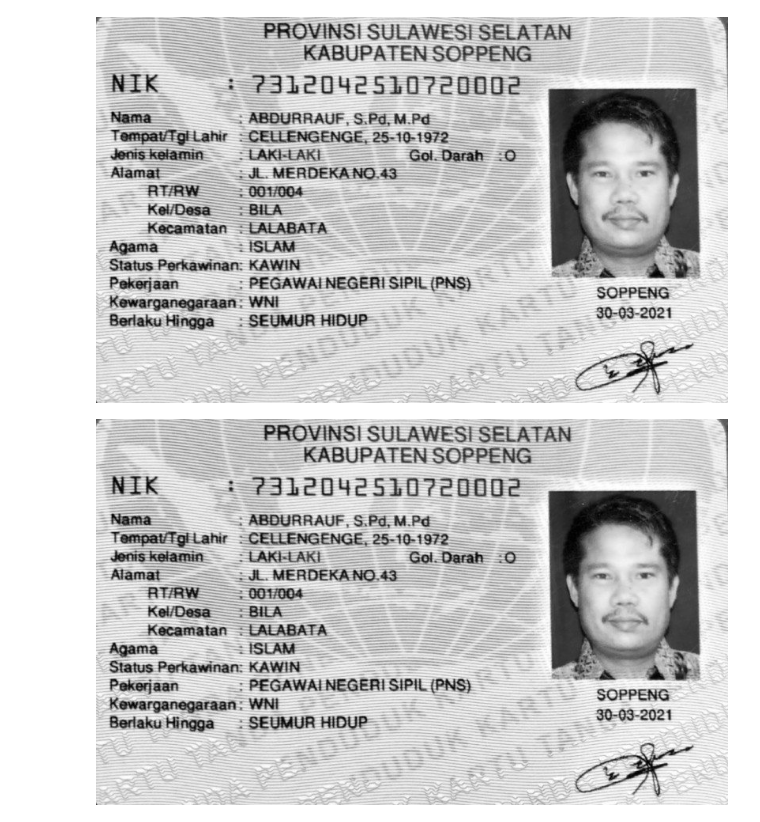
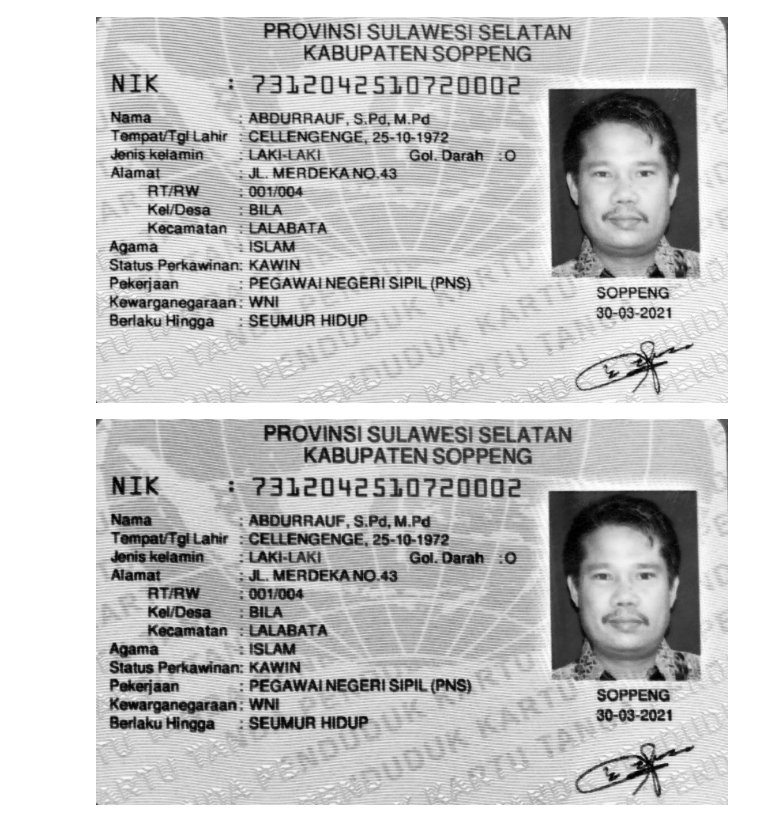
Before and after one commit to Aikhusy/PCVK, a Jupyter notebook: week9.ipynb, the cells around one changed output. Drawn from its saved outputs; the diff is of its cells as text; code cells hidden in the pictures.

```diff
--- a/week9.ipynb
+++ b/week9.ipynb
@@ -489,10 +491,10 @@ cv2_imshow(ktp)
 # %% [output]
 [figure]
 # %%
-sed = np.ones((3, 3), np.uint8)
+sed = np.ones((2, 2), np.uint8)
 
-dilated_image = cv.dilate(ktp, sed)
+eroded_image = cv.erode(ktp, sed)
 
-cv2_imshow(ktp)
+cv2_imshow(eroded_image)
 # %% [output]
-[figure, old version]
+[figure, new version]
```
Also changed, not shown: parts of 5 cells of this notebook.
